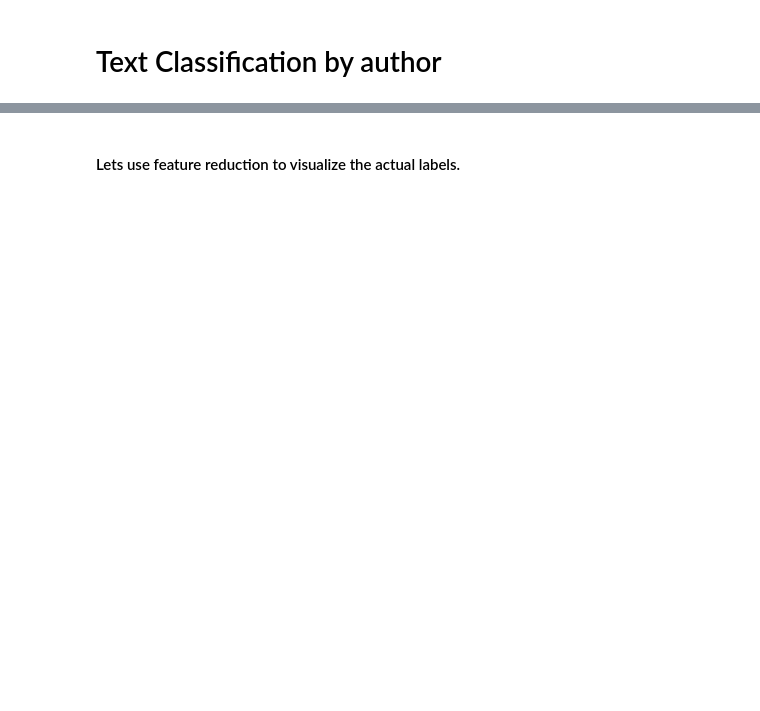
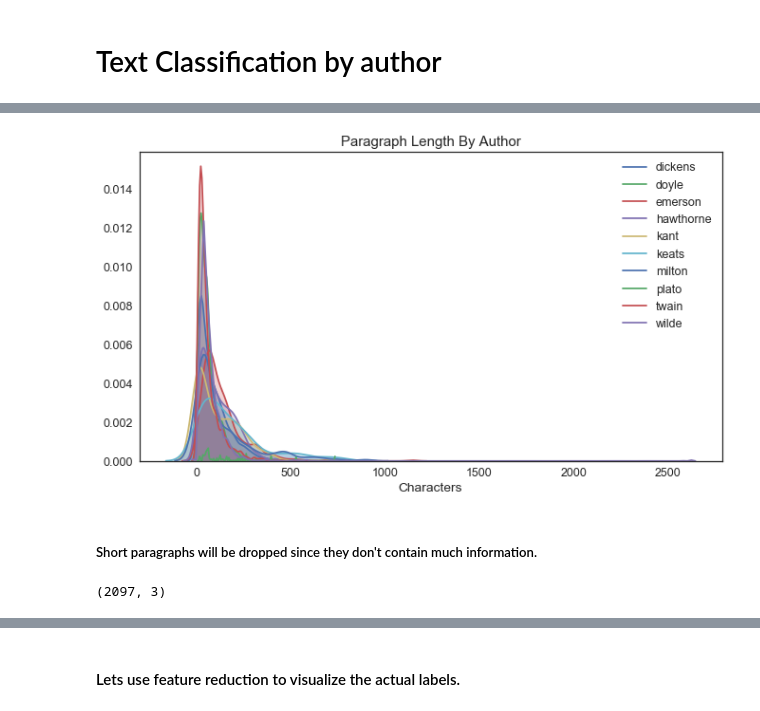
Before and after one commit to lilpricey/Thinkful, a Jupyter notebook: unit_4/Unsupervised Learning Capstone.ipynb, the cells around one changed output, grey strips where cells are left out. Cells and saved outputs as stored; diff of their text form; code cells hidden in the pictures; blank space fills up the shorter version.

```diff
--- a/unit_4/Unsupervised Learning Capstone.ipynb
+++ b/unit_4/Unsupervised Learning Capstone.ipynb
@@ -129,0 +103,5 @@ i was seated by the shore of a small pond  about a mile and a half south of the
+# %%
+# Make dataframe and rename columns
+df = pd.DataFrame(para_list)
+df.columns = ['paragraph', 'author']
+df['length'] = para_len
@@ -129,0 +120,20 @@ i was seated by the shore of a small pond  about a mile and a half south of the
+# %%
+# plot distribution of paragraph length by author
+plt.figure(figsize=(11,6))
+
+for author in author_list:
+    sns.kdeplot(df['length'][df['author']== author], shade=True, label=author)
+
+plt.title('Paragraph Length By Author')
+plt.xlabel('Characters')
+plt.show()
+# %% [output]
+[figure, added]
+# %% [markdown]
+##### Short paragraphs will be dropped since they don't contain much information.
+# %%
+# display new shape after dropping short paragraphs
+df1 = df.drop(df[df['length'] < 140].index).reset_index(drop=True)
+df1.shape
+# %% [output]
+(2097, 3)
```
Also changed, not shown: parts of 98 cells of this notebook.
